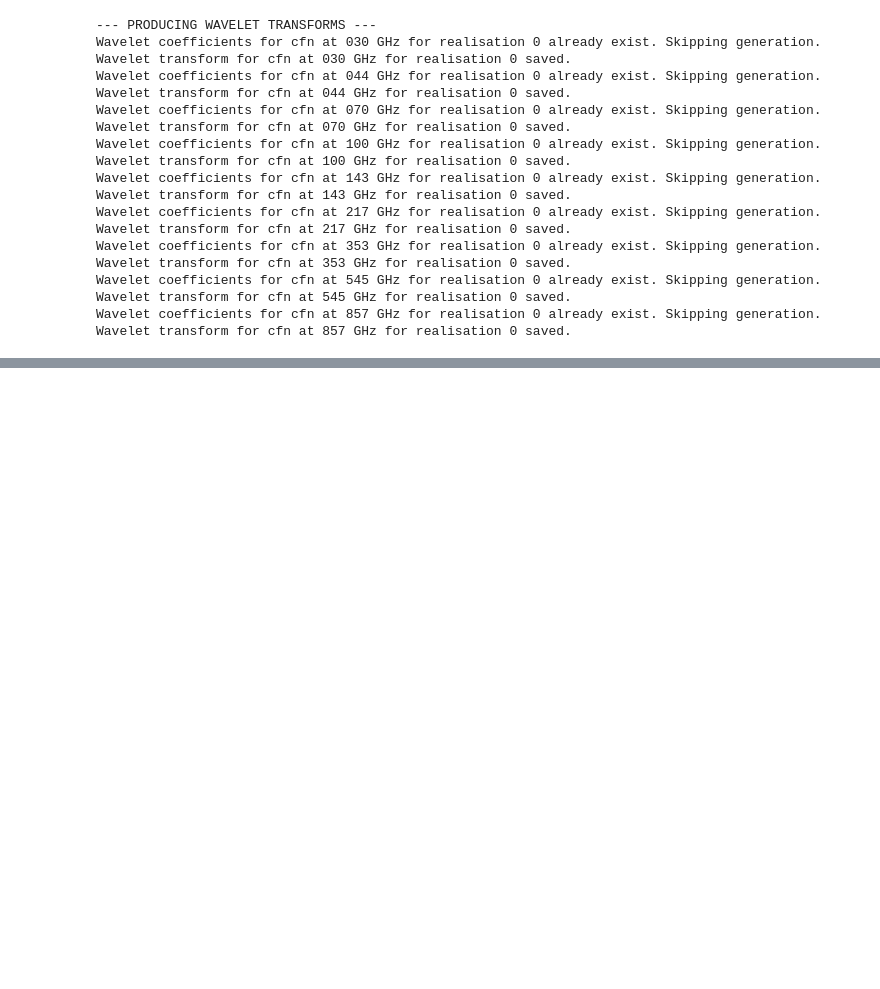
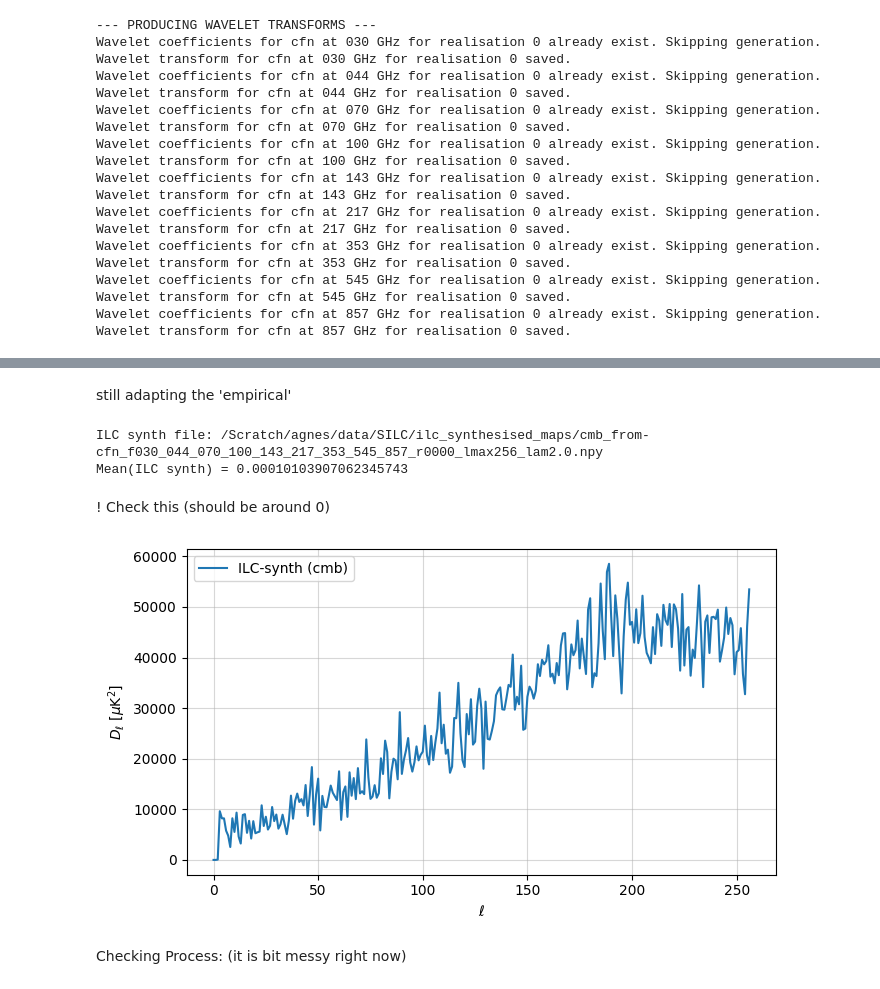
Before and after one commit to cid02210915/Skyclean, a Jupyter notebook: skyclean/silc/run_silc.ipynb, the cells around one changed output, grey strips where cells are left out. Drawn from its saved outputs; the diff is of its cells as text; code cells hidden in the pictures; blank space fills up the shorter version.

Commit message:
still fixing

```diff
--- a/skyclean/silc/run_silc.ipynb
+++ b/skyclean/silc/run_silc.ipynb
@@ -347,0 +151,75 @@ constrained_maps = ProduceSILC.ILC_wav_coeff_maps_MP(
+# %% [markdown]
+still adapting the 'empirical'
+# %%
+pipe.F_source = "empirical"  # "empirical" or "theory"
+pipe.F_kwargs = {
+    "base_dir": os.path.join(pipe.directory, "cmb_realisations"),
+    "frequencies": pipe.frequencies,
+    "realization": pipe.start_realisation,
+    "normalize": True,
+    "mask_path": "",
+    "file_templates": {
+        "cmb": "cmb_r{realisation:04d}.fits",
+        "sync": "sync_f{frequency}.fits",
+        "tsz":  "tsz_f{frequency}.fits",
+    },
+}
+
+pipe.step_ilc()
+# %%
+import os, glob
+import numpy as np
+
+lmax = 128
+# --- build the saved filename exactly like the pipeline does ---
+extract_comp = pipe.ilc_components[0]         # e.g. "cmb"
+component    = pipe.wavelet_components[0]     # e.g. "cfn"
+freq_tag     = "_".join(map(str, pipe.frequencies))
+realisation  = int(pipe.start_realisation)
+lmax         = int(pipe.lmax)
+lam_str      = str(getattr(pipe, "lam", 2.0)) # filenames use string "2.0"
+
+base = os.path.join(pipe.directory, "SILC", "ilc_synthesised_maps")
+path = os.path.join(
+    base,
+    f"{extract_comp}_from-{component}_f{freq_tag}_r{realisation:04d}_lmax{lmax}_lam{lam_str}.npy"
+)
+
+# fallback: if lam string differs (e.g. "2" vs "2.0"), try a glob
+if not os.path.exists(path):
+    cand = glob.glob(os.path.join(
+        base,
+        f"{extract_comp}_from-{component}_f{freq_tag}_r{realisation:04d}_lmax{lmax}_lam*.npy"
+    ))
+    if not cand:
+        raise FileNotFoundError(f"ILC synth file not found:\n{path}")
+    path = sorted(cand)[-1]
+    print("Using closest match:", os.path.basename(path))
+
+# --- load and compute mean ---
+arr = np.load(path, mmap_mode="r")
+arr = np.real(np.squeeze(arr))   # handle (1,H,W) and complex dtype
+mean_val = float(np.nanmean(arr))
+
+print("ILC synth file:", path)
+print("Mean(ILC synth) =", mean_val)
+# %% [output]
+ILC synth file: /Scratch/agnes/data/SILC/ilc_synthesised_maps/cmb_from-cfn_f030_044_070_100_143_217_353_545_857_r0000_lmax256_lam2.0.npy
+Mean(ILC synth) = 0.00010103907062345743
+# %% [markdown]
+! Check this (should be around 0)
+# %%
+ell, cl = pipe.step_power_spec(
+    unit="K",
+    source="ilc_synth",
+    component="cfn",
+    extract_comp="cmb",
+    frequencies=pipe.frequencies,
+    realisation=0,
+    lmax=256,
+    lam=2.0,
+)
+# %% [output]
+[figure, added]
+# %% [markdown]
+Checking Process: (it is bit messy right now)
```
Also changed, not shown: parts of 16 cells of this notebook.
